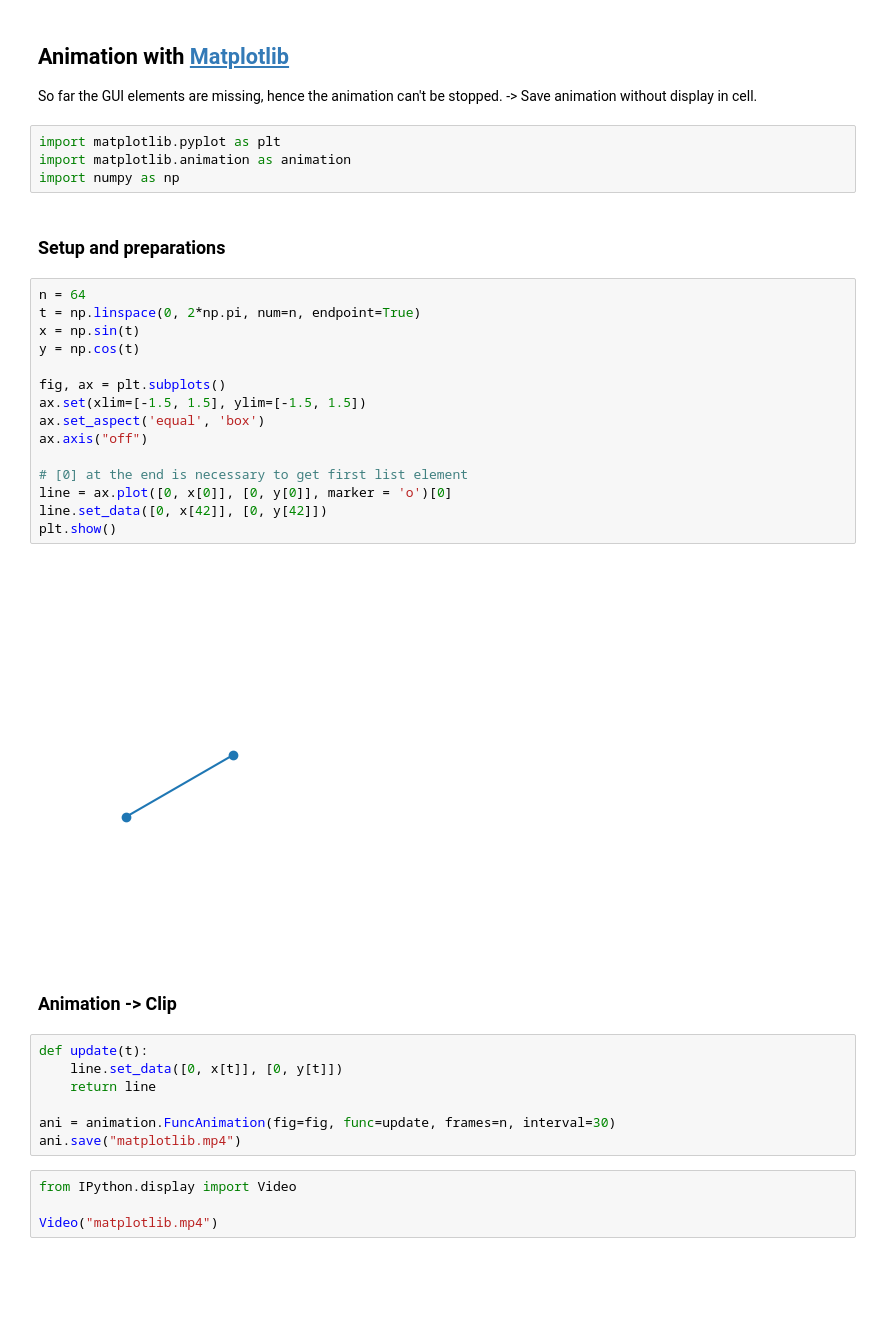
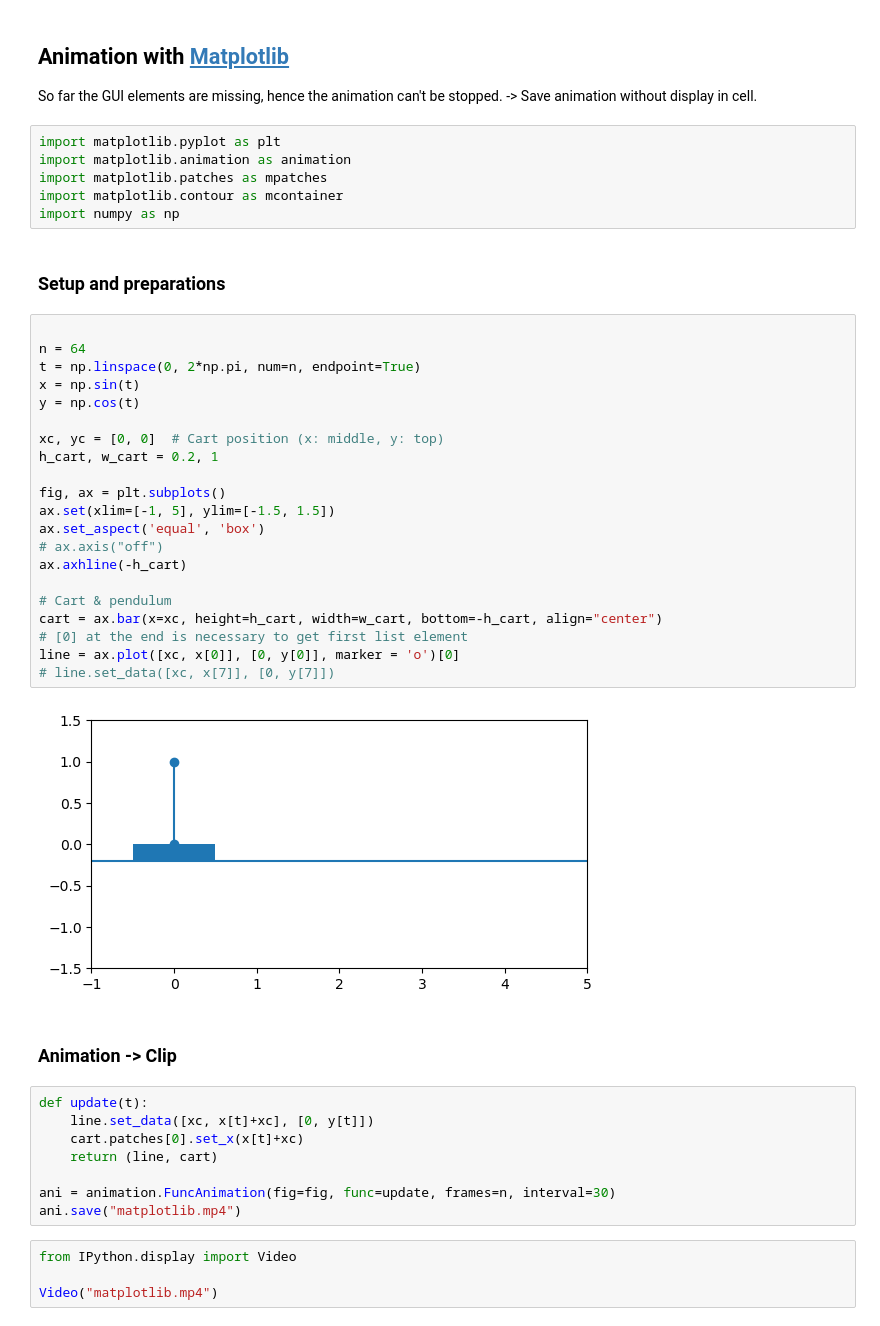
Before and after one commit to StarwolfDancing/Controls-BootCamp_Python, a Jupyter notebook: OnAnimation.ipynb, the cells around one changed output. Cells and saved outputs as stored; diff of their text form; blank space fills up the shorter version.

```diff
--- a/OnAnimation.ipynb
+++ b/OnAnimation.ipynb
@@ -45,32 +45,41 @@ So far the GUI elements are missing, hence the animation can't be stopped. -> Sa
 # %%
 import matplotlib.pyplot as plt
 import matplotlib.animation as animation
+import matplotlib.patches as mpatches
+import matplotlib.contour as mcontainer
 import numpy as np
 # %% [markdown]
 ### Setup and preparations
 # %%
+
 n = 64
 t = np.linspace(0, 2*np.pi, num=n, endpoint=True)
 x = np.sin(t)
 y = np.cos(t)
 
+xc, yc = [0, 0]  # Cart position (x: middle, y: top)
+h_cart, w_cart = 0.2, 1
+
 fig, ax = plt.subplots()
-ax.set(xlim=[-1.5, 1.5], ylim=[-1.5, 1.5])
+ax.set(xlim=[-1, 5], ylim=[-1.5, 1.5])
 ax.set_aspect('equal', 'box')
-ax.axis("off")
+# ax.axis("off")
+ax.axhline(-h_cart)
 
+# Cart & pendulum
+cart = ax.bar(x=xc, height=h_cart, width=w_cart, bottom=-h_cart, align="center")
 # [0] at the end is necessary to get first list element
-line = ax.plot([0, x[0]], [0, y[0]], marker = 'o')[0]
-line.set_data([0, x[42]], [0, y[42]])
-plt.show()
+line = ax.plot([xc, x[0]], [0, y[0]], marker = 'o')[0]
+# line.set_data([xc, x[7]], [0, y[7]])
 # %% [output]
-[figure, old version]
+[figure, new version]
 # %% [markdown]
 ### Animation -> Clip
 # %%
 def update(t):
-    line.set_data([0, x[t]], [0, y[t]])
-    return line
+    line.set_data([xc, x[t]+xc], [0, y[t]])
+    cart.patches[0].set_x(x[t]+xc)
+    return (line, cart)
 
 ani = animation.FuncAnimation(fig=fig, func=update, frames=n, interval=30)
 ani.save("matplotlib.mp4")
```
Also changed, not shown: 1 other file.
